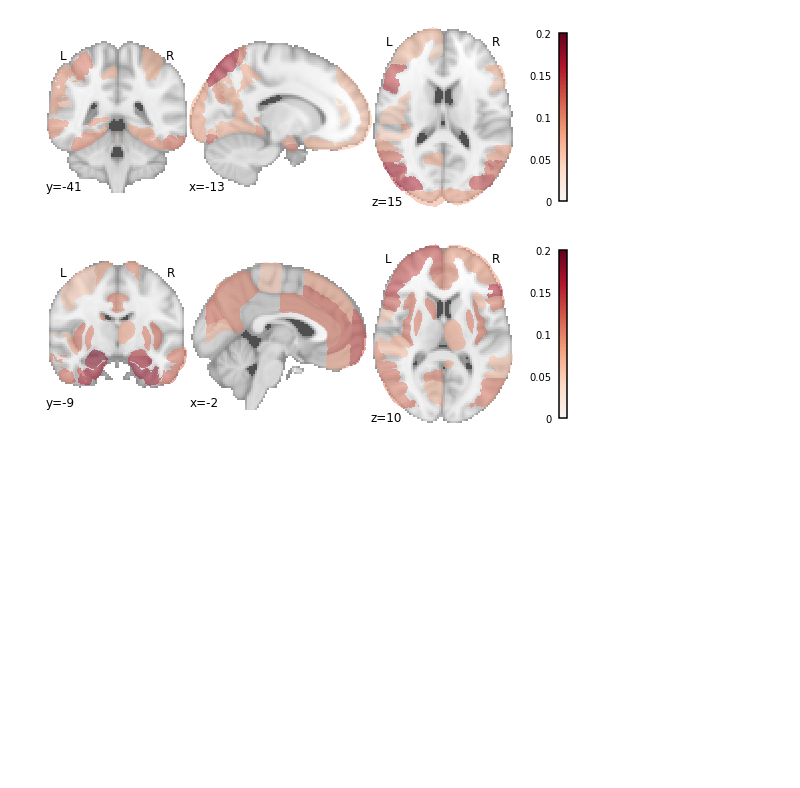
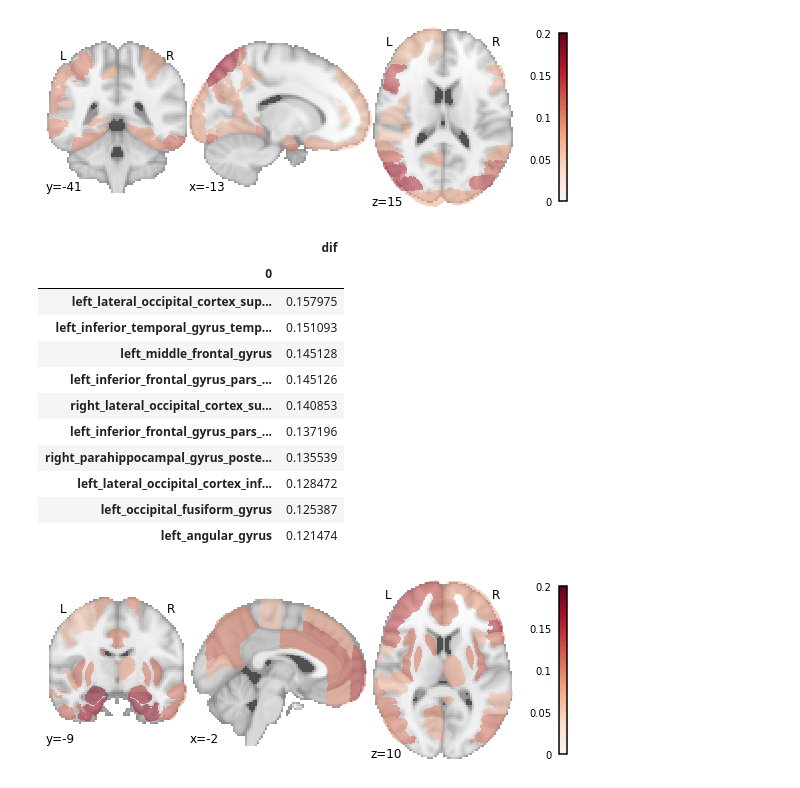
Before and after one commit to ehbeam/neuro-knowledge-engine, a Jupyter notebook: prediction/comp_frameworks_lr.ipynb, the cells around one changed output. Saved outputs shown, nothing was run; the diff lists cells and outputs as text; code cells hidden in the pictures; blank space fills up the shorter version.

```diff
--- a/prediction/comp_frameworks_lr.ipynb
+++ b/prediction/comp_frameworks_lr.ipynb
@@ -225,6 +258,23 @@ def map_fw_dif(fw, metric, vmax=None):
 map_fw_dif("rdoc", "rocauc", vmax=0.2)
 # %% [output]
 [figure]
+# %%
+df = dif_thres["rdoc"]["rocauc"]
+df.columns = ["dif"]
+df.sort_values(["dif"],ascending=False)[:10]
+# %% [output]
+|  | dif |
+| 0 |  |
+| left_lateral_occipital_cortex_sup... | 0.157975 |
+| left_inferior_temporal_gyrus_temp... | 0.151093 |
+| left_middle_frontal_gyrus | 0.145128 |
+| left_inferior_frontal_gyrus_pars_... | 0.145126 |
+| right_lateral_occipital_cortex_su... | 0.140853 |
+| left_inferior_frontal_gyrus_pars_... | 0.137196 |
+| right_parahippocampal_gyrus_poste... | 0.135539 |
+| left_lateral_occipital_cortex_inf... | 0.128472 |
+| left_occipital_fusiform_gyrus | 0.125387 |
+| left_angular_gyrus | 0.121474 |
 # %%
 map_fw_dif("dsm", "rocauc", vmax=0.2)
 # %% [output]
```
Also changed, not shown: parts of 7 cells of this notebook, 8 other files.
